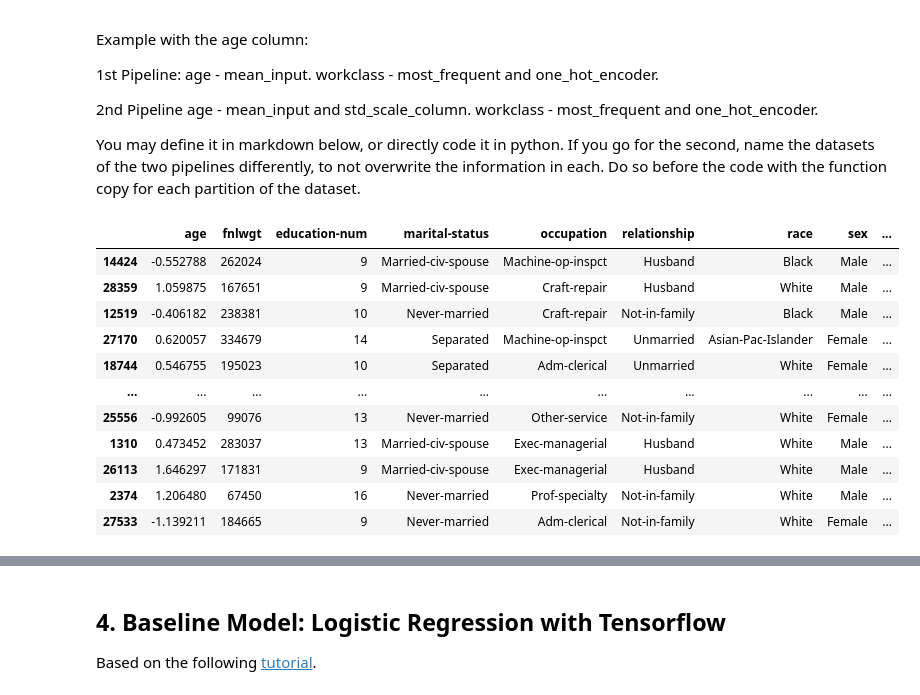
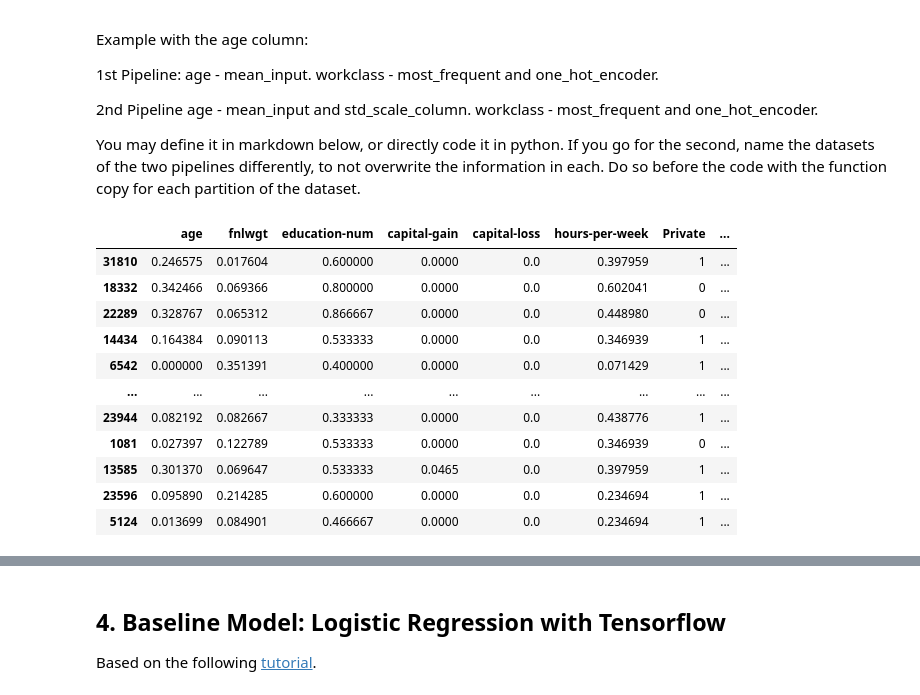
Before and after one commit to gpuonfire/ml_praktikum, a Jupyter notebook: lab_one/RZ-lab1.ipynb, the cells around one changed output, grey strips where cells are left out. Saved outputs shown, nothing was run; the diff lists cells and outputs as text; code cells hidden in the pictures.

Commit message:
VL_lab: solve first lab task add second lab task folder

```diff
--- a/first_lab/ml-notebook-incomplete.ipynb
+++ b/lab_one/RZ-lab1.ipynb
@@ -203,7 +203,7 @@ train[train["age"] == 0] = 0
 
 # To replace nulls
 train = train.fillna(0)
-train.replace("?", np.nan, inplace=True)
+train.replace(to_replace=" ?", value=np.nan, inplace=True)
 # %% [markdown]
 ## 2. Train/Validation/Test Split & Evaluation Metrics
 # %% [markdown]
@@ -481,47 +479,65 @@ y_train = y_train.loc[X_train.index.to_list()]
 y_val = y_val.loc[X_val.index.to_list()]
 y_test = y_test.loc[X_test.index.to_list()]
 # %%
-first_train_X = X_train
-second_train_X = X_train
-list_workclass = ["Private","Self-emp-not-inc", "Local-gov", "State-gov", "Self-emp-inc", "Federal-gov","Without-pay", "Never-worked"]
-list_education= [' HS-grad', ' Some-college', ' Bachelors', ' Masters', ' Assoc-voc',' 11th', ' Assoc-acdm', ' 10th', ' 7th-8th', ' Prof-school', ' 9th',' 12th', ' Doctorate', ' 5th-6th', ' 1st-4th', ' Preschool']
-
-def first_pip(x_train):
-    # fill null values
-    x_train = mean_input(x_train, "age")
-    x_train = most_frequent(x_train, "workclass")
-
-    # encoding
-    x_train = one_hot_encode_column(x_train, "workclass", list_workclass)
-    x_train = one_hot_encode_column(x_train, "education", list_workclass)
-
-    return x_train
+""""
+['age', 'workclass', 'fnlwgt', 'education', 'education-num',
+       'marital-status', 'occupation', 'relationship', 'race', 'sex',
+       'capital-gain','hours-per-week', 'capital-loss',  'native-country']
+"""
 
 
-def second_pip(x_train):
-    # fill null values
-    x_train = mean_input(x_train, "age")
-    x_train = most_frequent(x_train, "workclass")
+def prep_pipeline(dataframe):
 
-    # encoding
-    x_train = std_scale_column(x_train, "age")
-    x_train = one_hot_encode_column(x_train, "workclass", list_workclass)
-    return x_train
+    df = dataframe.copy()
 
-prep_train_X = first_pip(first_train_X)
-#second_train_data = second_pip(second_train_X)
+    # remove unuseful columns
+    #df.drop(["fnlwgt"], axis=1)
 
-display(first_train_X)
+    categorical_columns = df.select_dtypes(exclude=np.number).columns
+    numerical_columns = df.select_dtypes(include=np.number).columns
+
+    # remove outliers
+    #columns_with_outliers = [
+    #   'capital-gain','hours-per-week'
+    #]
+
+    #upper_limits = df[columns_with_outliers].quantile(0.995)
+    #lower_limits = df[columns_with_outliers].quantile(0.005)
+    #for colname in columns_with_outliers:
+    #    col = df[colname]
+    #    df = df[
+    #        ((col <= upper_limits[colname]) & (col >= lower_limits[colname]))
+    #        | col.isna()
+    #    ]
+
+    # encode numerical vals
+    for col in numerical_columns:
+        df = mean_input(df, col)
+        min_max_scale_column(df, col)
+
+    # one-hot encoding
+    for column in categorical_columns:
+        df = most_frequent(df, column)
+        indexes = df[column].value_counts().index
+        df = one_hot_encode_column(df, column, indexes)
+
+    #return df.astype(np.float32)
+    return df
+
+prep_train_X = prep_pipeline(X_train)
+prep_val_X = prep_pipeline(X_val)
+
+display(prep_train_X)
 # %% [output]
-|  | age | fnlwgt | education-num | marital-status | occupation | relationship | race | sex | ... |
-| 14424 | -0.552788 | 262024 | 9 | Married-civ-spouse | Machine-op-inspct | Husband | Black | Male | ... |
-| 28359 | 1.059875 | 167651 | 9 | Married-civ-spouse | Craft-repair | Husband | White | Male | ... |
-| 12519 | -0.406182 | 238381 | 10 | Never-married | Craft-repair | Not-in-family | Black | Male | ... |
-| 27170 | 0.620057 | 334679 | 14 | Separated | Machine-op-inspct | Unmarried | Asian-Pac-Islander | Female | ... |
-| 18744 | 0.546755 | 195023 | 10 | Separated | Adm-clerical | Unmarried | White | Female | ... |
-| ... | ... | ... | ... | ... | ... | ... | ... | ... | ... |
-| 25556 | -0.992605 | 99076 | 13 | Never-married | Other-service | Not-in-family | White | Female | ... |
-| 1310 | 0.473452 | 283037 | 13 | Married-civ-spouse | Exec-managerial | Husband | White | Male | ... |
-| 26113 | 1.646297 | 171831 | 9 | Married-civ-spouse | Exec-managerial | Husband | White | Male | ... |
-| 2374 | 1.206480 | 67450 | 16 | Never-married | Prof-specialty | Not-in-family | White | Male | ... |
-| 27533 | -1.139211 | 184665 | 9 | Never-married | Adm-clerical | Not-in-family | White | Female | ... |
+|  | age | fnlwgt | education-num | capital-gain | capital-loss | hours-per-week | Private | ... |
+| 31810 | 0.246575 | 0.017604 | 0.600000 | 0.0000 | 0.0 | 0.397959 | 1 | ... |
+| 18332 | 0.342466 | 0.069366 | 0.800000 | 0.0000 | 0.0 | 0.602041 | 0 | ... |
+| 22289 | 0.328767 | 0.065312 | 0.866667 | 0.0000 | 0.0 | 0.448980 | 0 | ... |
+| 14434 | 0.164384 | 0.090113 | 0.533333 | 0.0000 | 0.0 | 0.346939 | 1 | ... |
+| 6542 | 0.000000 | 0.351391 | 0.400000 | 0.0000 | 0.0 | 0.071429 | 1 | ... |
+| ... | ... | ... | ... | ... | ... | ... | ... | ... |
+| 23944 | 0.082192 | 0.082667 | 0.333333 | 0.0000 | 0.0 | 0.438776 | 1 | ... |
+| 1081 | 0.027397 | 0.122789 | 0.533333 | 0.0000 | 0.0 | 0.346939 | 0 | ... |
+| 13585 | 0.301370 | 0.069647 | 0.533333 | 0.0465 | 0.0 | 0.397959 | 1 | ... |
+| 23596 | 0.095890 | 0.214285 | 0.600000 | 0.0000 | 0.0 | 0.234694 | 1 | ... |
+| 5124 | 0.013699 | 0.084901 | 0.466667 | 0.0000 | 0.0 | 0.234694 | 1 | ... |
```
Also changed, not shown: parts of 14 cells of this notebook, 6 other files.
